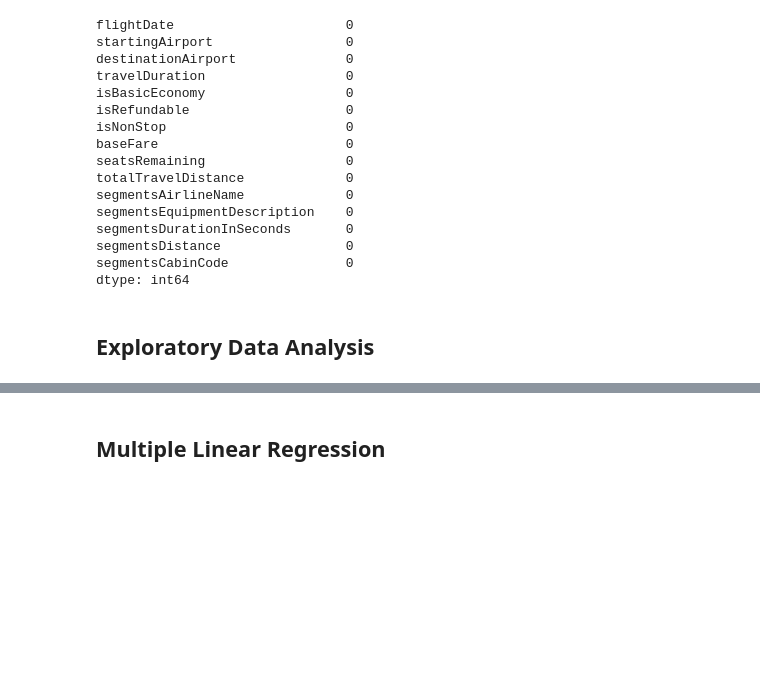
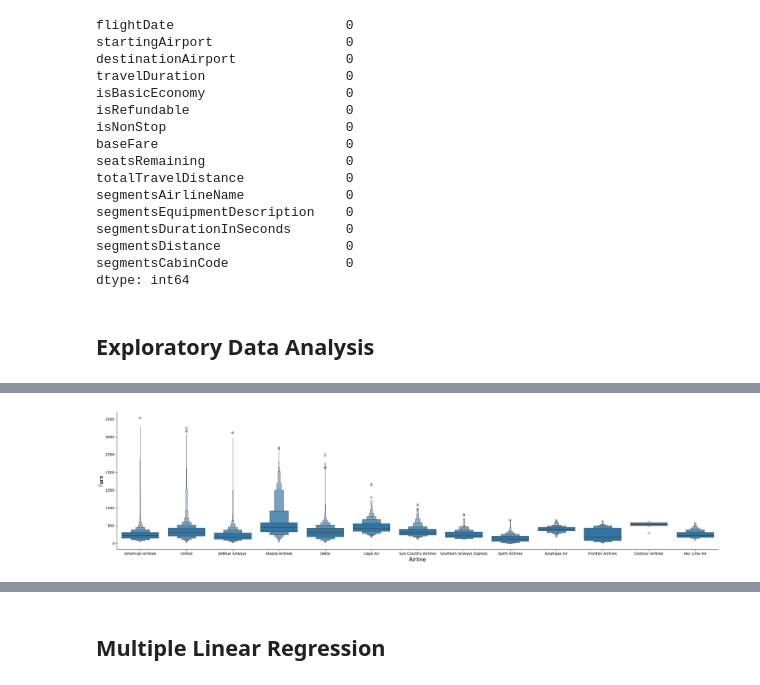
Before and after one commit to Reaper7861/Flight-Prediction-System, a Jupyter notebook: Flight Prediction.ipynb, the cells around one changed output, grey strips where cells are left out. Saved outputs shown, nothing was run; the diff lists cells and outputs as text; code cells hidden in the pictures; blank space fills up the shorter version.

```diff
--- a/Flight Prediction.ipynb
+++ b/Flight Prediction.ipynb
@@ -131,0 +156,9 @@ flight_data_cleaned = pd.read_csv("flight_data_preprocessed.csv.zip")
+# %%
+sns.catplot(y = 'baseFare', x = 'segmentsAirlineName', data =
+            flight_data_cleaned.sort_values('baseFare', ascending=False),
+            kind = 'boxen', height = 6, aspect = 4)
+plt.xlabel('Airline', size = 15)
+plt.ylabel('Fare', size = 15)
+plt.show()
+# %% [output]
+[figure, added]
```
Also changed, not shown: parts of 7 cells of this notebook, 1 other file.
